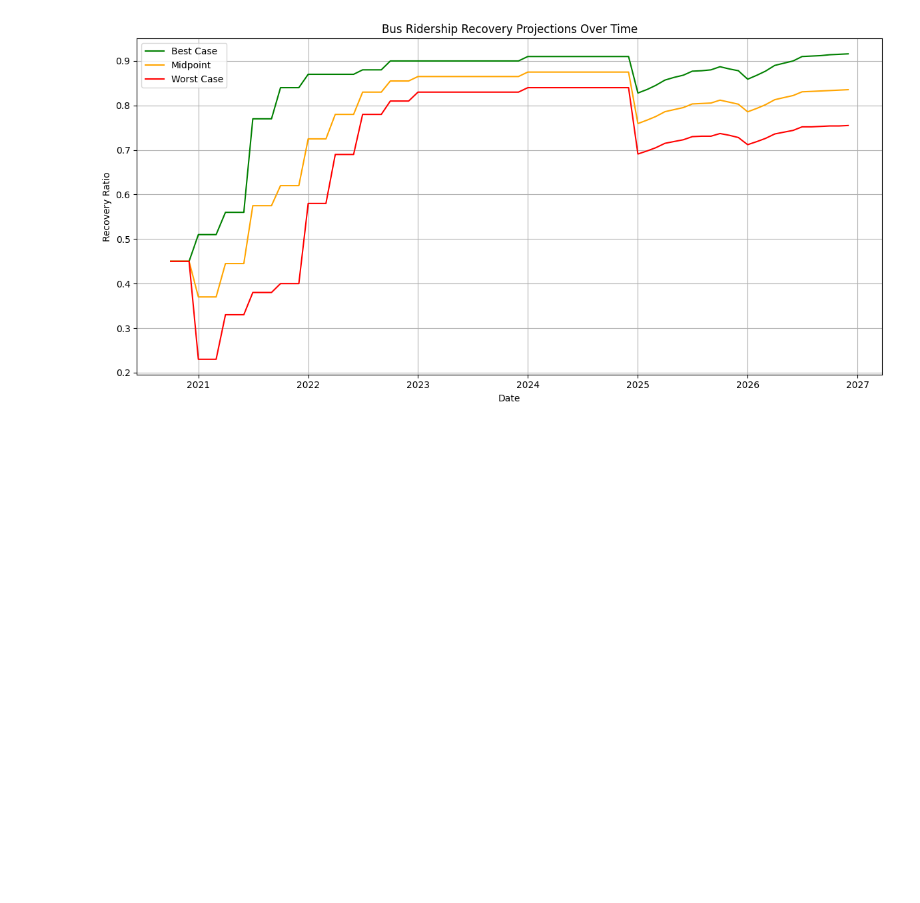
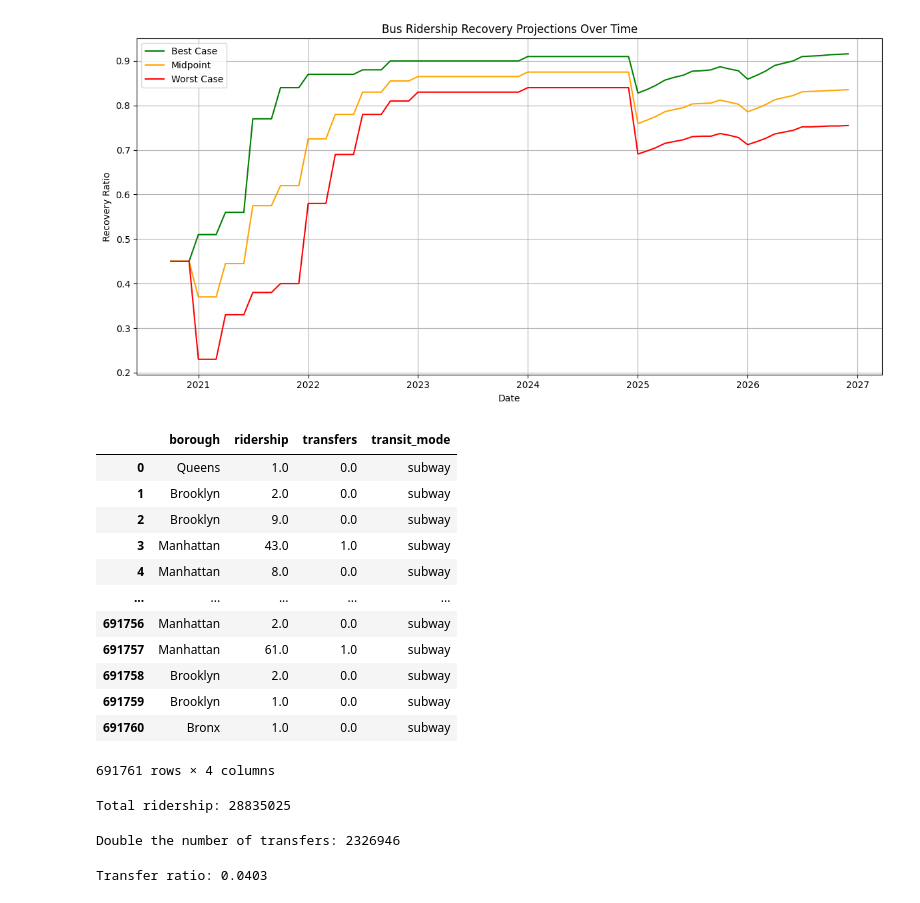
Before and after one commit to djbrown227/fare_evasion, a Jupyter notebook: notebooks/02_data_cleaning.ipynb, the cells around one changed output. Drawn from its saved outputs; the diff is of its cells as text; code cells hidden in the pictures; blank space fills up the shorter version.

```diff
--- a/notebooks/02_data_cleaning.ipynb
+++ b/notebooks/02_data_cleaning.ipynb
@@ -564,0 +571,33 @@ plt.show()
+# %%
+transfer_df = pd.read_csv(os.path.join(DATA_DIR, "mta_random_days_10.csv"))
+transfer_df = transfer_df[['borough','ridership','transfers','transit_mode']]
+transfer_df
+# %% [output]
+|  | borough | ridership | transfers | transit_mode |
+| 0 | Queens | 1.0 | 0.0 | subway |
+| 1 | Brooklyn | 2.0 | 0.0 | subway |
+| 2 | Brooklyn | 9.0 | 0.0 | subway |
+| 3 | Manhattan | 43.0 | 1.0 | subway |
+| 4 | Manhattan | 8.0 | 0.0 | subway |
+| ... | ... | ... | ... | ... |
+| 691756 | Manhattan | 2.0 | 0.0 | subway |
+| 691757 | Manhattan | 61.0 | 1.0 | subway |
+| 691758 | Brooklyn | 2.0 | 0.0 | subway |
+| 691759 | Brooklyn | 1.0 | 0.0 | subway |
+| 691760 | Bronx | 1.0 | 0.0 | subway |
+691761 rows × 4 columns
+# %%
+total_ridership = transfer_df["ridership"].sum()
+print(f"Total ridership: {total_ridership:.0f}")
+# %% [output]
+Total ridership: 28835025
+# %%
+double_transfers = 2 * transfer_df["transfers"].sum()
+print(f"Double the number of transfers: {double_transfers:.0f}")
+# %% [output]
+Double the number of transfers: 2326946
+# %%
+transfer_ratio = transfer_df["transfers"].sum() / transfer_df["ridership"].sum()
+print(f"Transfer ratio: {transfer_ratio:.4f}")
+# %% [output]
+Transfer ratio: 0.0403
```
Also changed, not shown: parts of 4 cells of this notebook, 4 other files.
